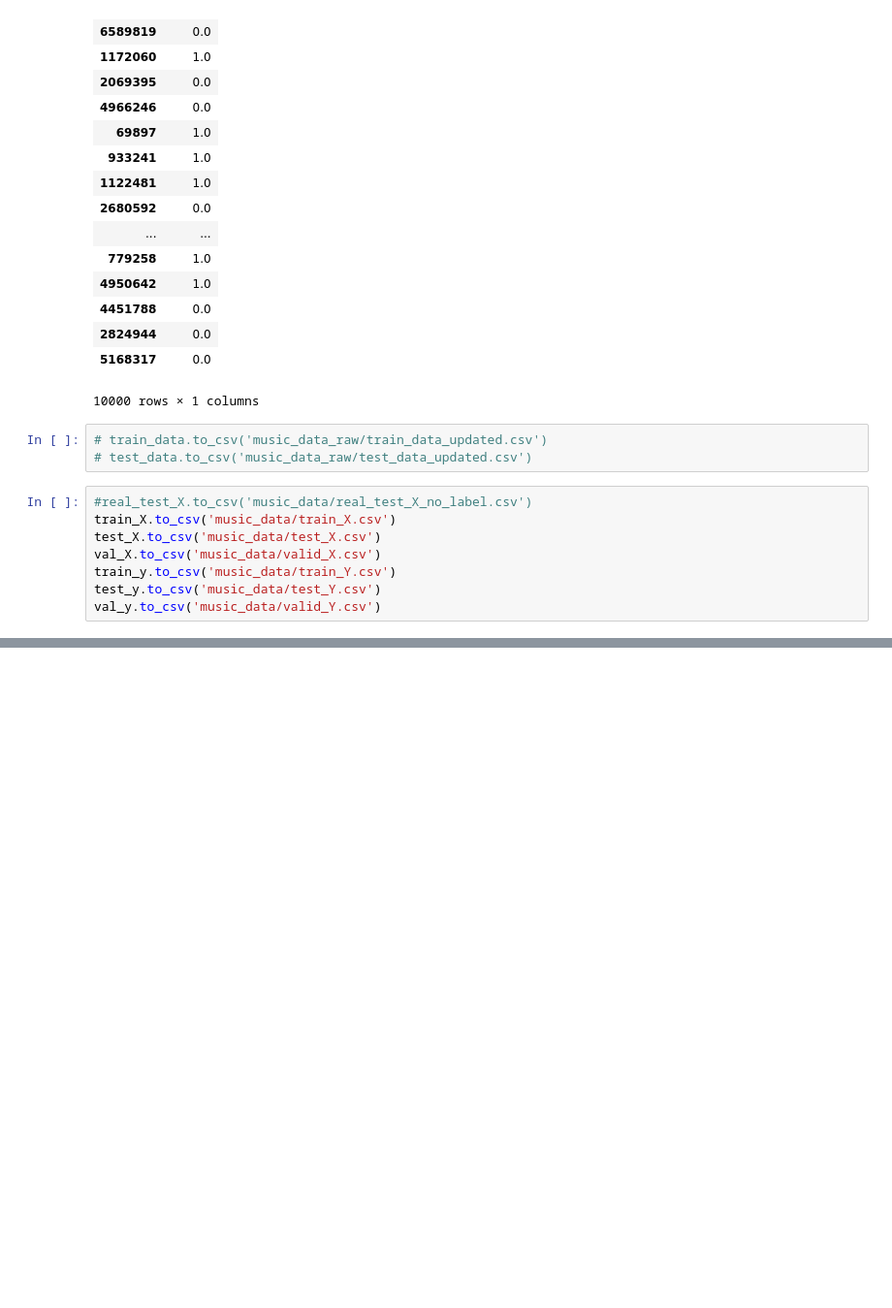
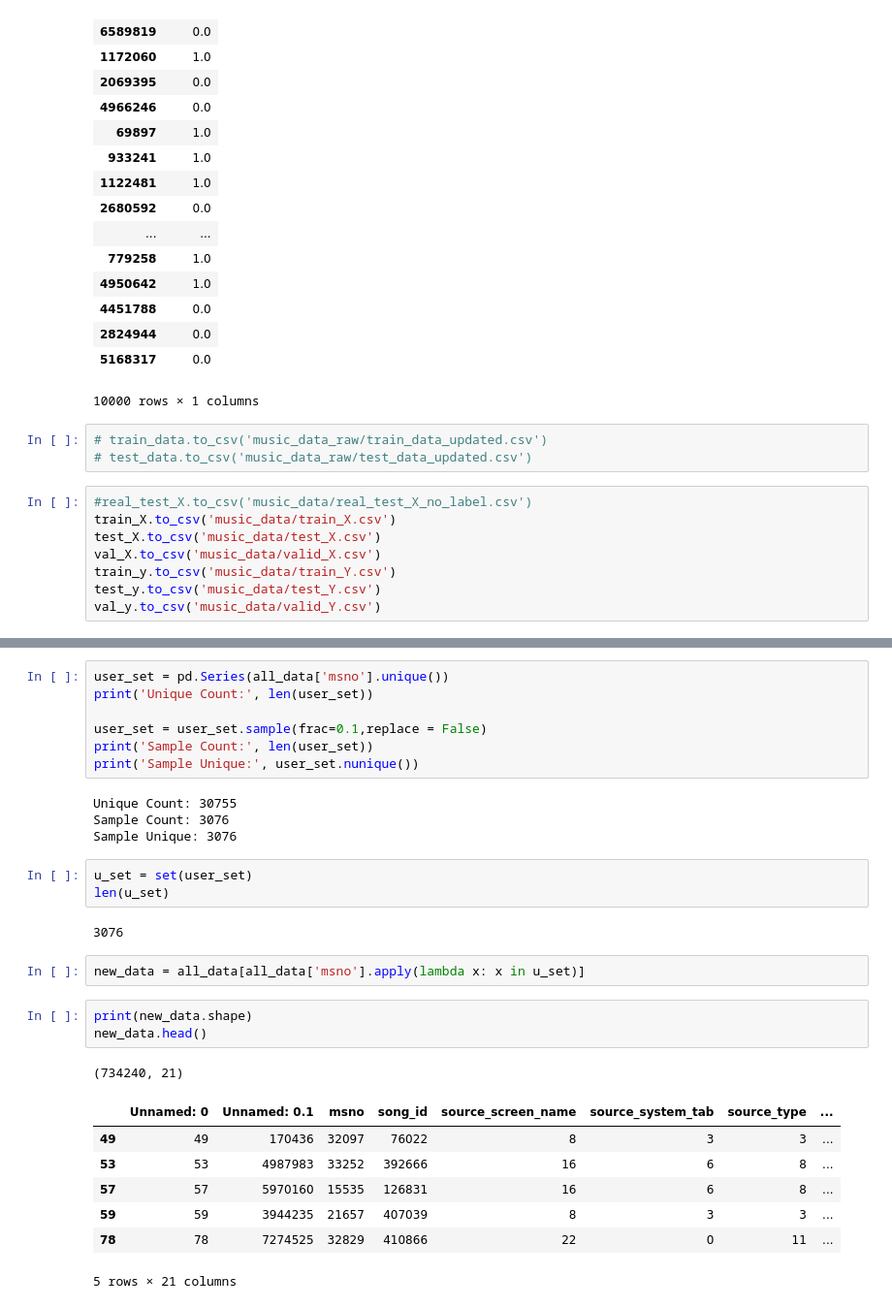
Before and after one commit to yunrulovescoding/CS229, a Jupyter notebook: Preprocessing.ipynb, the cells around one changed output, grey strips where cells are left out. Shown: that part at 97% size. Cells and saved outputs as stored; diff of their text form; blank space fills up the shorter version.

```diff
--- a/Preprocessing.ipynb
+++ b/Preprocessing.ipynb
@@ -214,0 +265,30 @@ val_y.to_csv('music_data/valid_Y.csv')
+# %%
+user_set = pd.Series(all_data['msno'].unique())
+print('Unique Count:', len(user_set))
+
+user_set = user_set.sample(frac=0.1,replace = False)
+print('Sample Count:', len(user_set))
+print('Sample Unique:', user_set.nunique())
+# %% [output]
+Unique Count: 30755
+Sample Count: 3076
+Sample Unique: 3076
+# %%
+u_set = set(user_set)
+len(u_set)
+# %% [output]
+3076
+# %%
+new_data = all_data[all_data['msno'].apply(lambda x: x in u_set)]
+# %%
+print(new_data.shape)
+new_data.head()
+# %% [output]
+(734240, 21)
+|  | Unnamed: 0 | Unnamed: 0.1 | msno | song_id | source_screen_name | source_system_tab | source_type | ... |
+| 49 | 49 | 170436 | 32097 | 76022 | 8 | 3 | 3 | ... |
+| 53 | 53 | 4987983 | 33252 | 392666 | 16 | 6 | 8 | ... |
+| 57 | 57 | 5970160 | 15535 | 126831 | 16 | 6 | 8 | ... |
+| 59 | 59 | 3944235 | 21657 | 407039 | 8 | 3 | 3 | ... |
+| 78 | 78 | 7274525 | 32829 | 410866 | 22 | 0 | 11 | ... |
+5 rows × 21 columns
```
Also changed, not shown: parts of 16 cells of this notebook, 6 other files.
